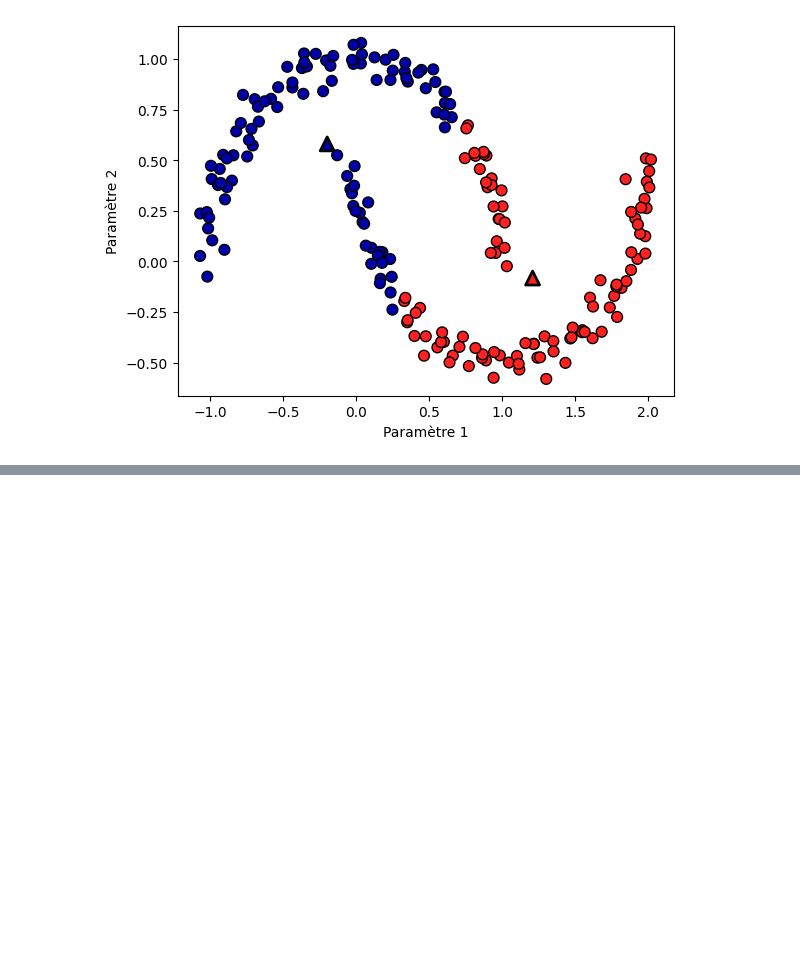
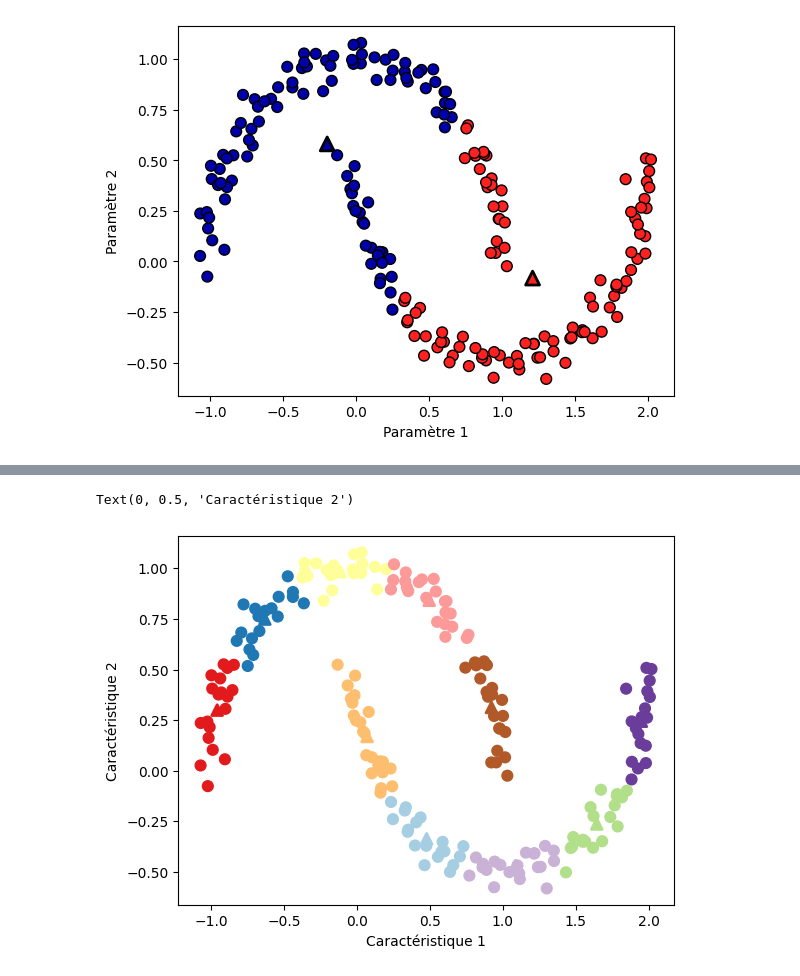
Before and after one commit to 012kirby210/mg-scikitlearn, a Jupyter notebook: Clustering - partitionnement k-mean.ipynb, the cells around one changed output, grey strips where cells are left out. Saved outputs shown, nothing was run; the diff lists cells and outputs as text; code cells hidden in the pictures; blank space fills up the shorter version.

```diff
--- a/Clustering - partitionnement k-mean.ipynb
+++ b/Clustering - partitionnement k-mean.ipynb
@@ -125,0 +193,18 @@ Text(0, 0.5, 'Paramètre 2')
+# %%
+# Contrairement aux méthodes de décomposition PCA ou NMF, il est possible d'augmenter le nombre de caractéristiques
+# recherchées pour trouver un représentation plus expressive
+
+X,y = make_moons(n_samples=200, noise=0.05, random_state=0)
+
+kmeans = KMeans(n_clusters=10, random_state=0, n_init=10)
+kmeans.fit(X)
+y_pred = kmeans.predict(X)
+
+plt.scatter(X[:,0], X[:,1], c=y_pred, s=60, cmap='Paired')
+plt.scatter(kmeans.cluster_centers_[:,0], kmeans.cluster_centers_[:,1], s=60, marker='^',
+            c=range(kmeans.n_clusters), linewidth=2, cmap='Paired')
+plt.xlabel("Caractéristique 1")
+plt.ylabel("Caractéristique 2")
+# %% [output]
+Text(0, 0.5, 'Caractéristique 2')
+[figure, added]
```
Also changed, not shown: parts of 2 cells of this notebook.
